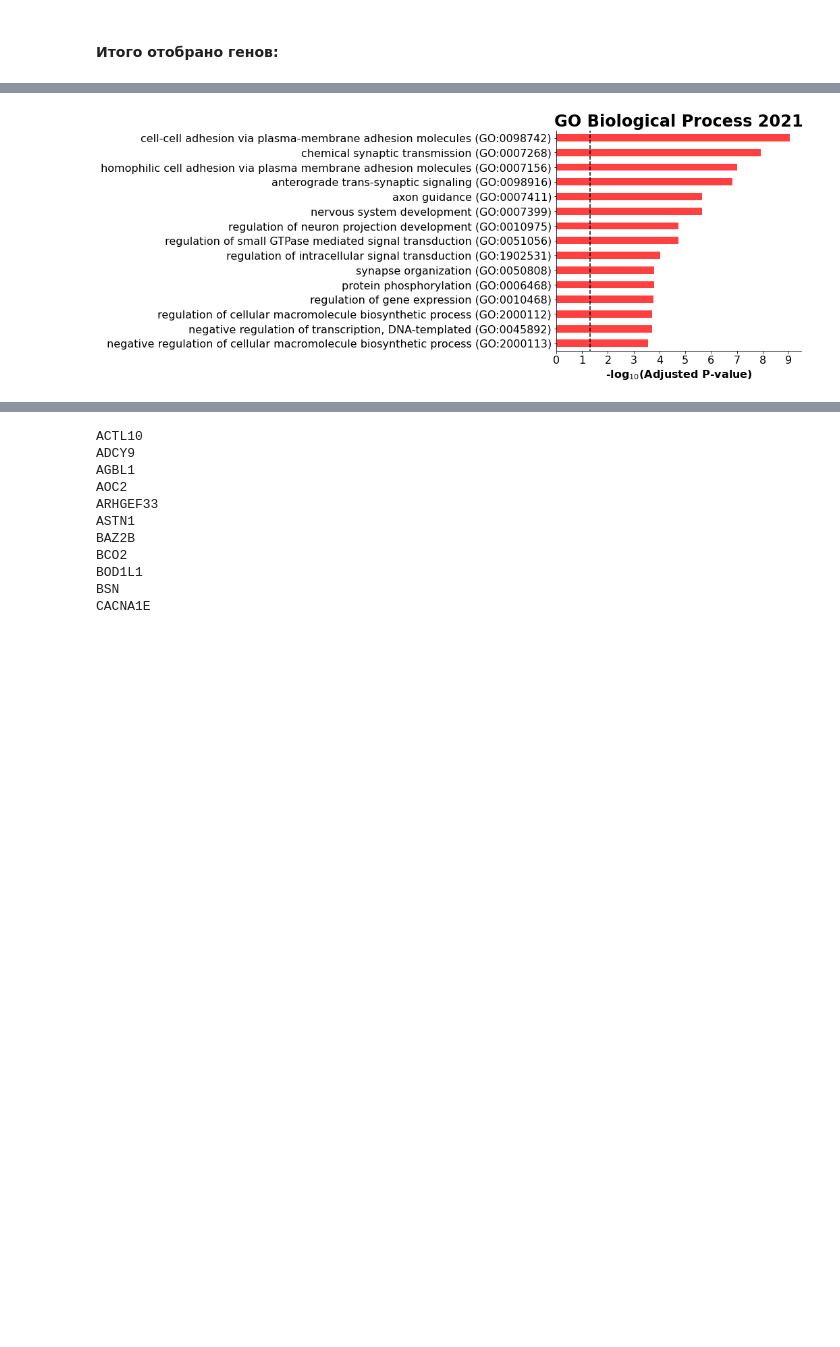
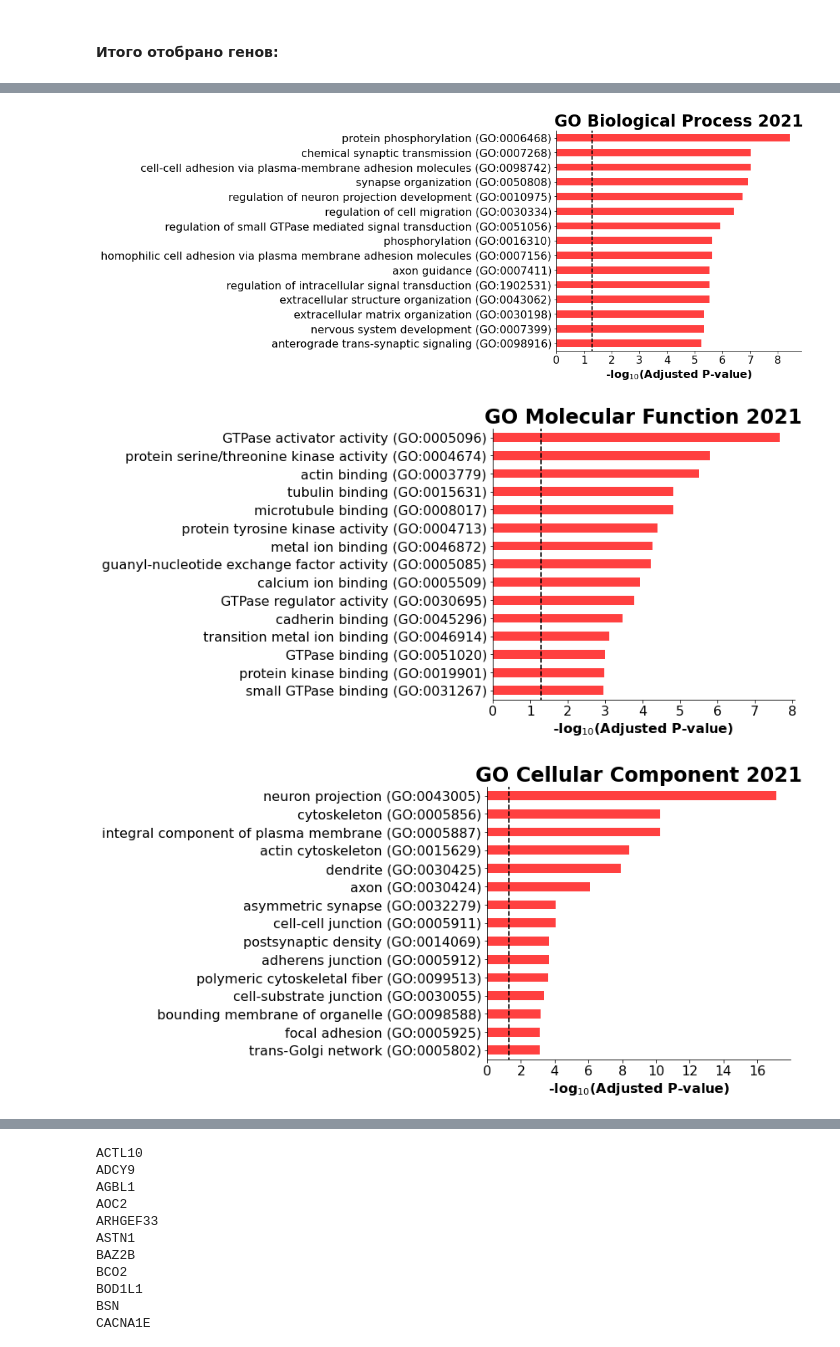
Before and after one commit to aadenisova/bird_innovation, a Jupyter notebook: scripts/SNP_analysis/Gene_SNP_analysis.ipynb, the cells around one changed output, grey strips where cells are left out. Drawn from its saved outputs; the diff is of its cells as text; code cells hidden in the pictures; blank space fills up the shorter version.

```diff
--- a/scripts/SNP_analysis/Gene_SNP_analysis.ipynb
+++ b/scripts/SNP_analysis/Gene_SNP_analysis.ipynb
@@ -39,8 +39,8 @@ for i in range(3):
     print(f'number of positions:  {df.shape[0]}')
 
     df3 = df[(((df['n_inno']==4)&(df['n_noninno']==4)) |
-              (((df['n_inno']==3)&(df['n_noninno']==4))&((df['inno_N']==1)|(df['inno_-']==1)))|
-             (((df['n_noninno']==3)&(df['n_inno']==4))&((df['noninno_N']==1)|(df['noninno_-']==1))))
+              ((df['n_inno']==3)&(df['n_noninno']==4)) | #&((df['inno_N']==1)|(df['inno_-']==1)))|
+              ((df['n_noninno']==3)&(df['n_inno']==4))) #((df['noninno_N']==1)|(df['noninno_-']==1))))
               &(df[cons_in_table[i]]==True)]
 
     print(f'number of positions:  {df3.shape[0]}')
@@ -231,5 +211,10 @@ background = df['element_ID'].tolist()
 # %%
 l = -np.log10(0.05)
 plot(get_df(go_BP, list(unique_genes_big), background), '', 'GO_Biological_Process_2021')
+plot(get_df(go_MF, list(unique_genes_big), background), '', 'GO_Molecular_Function_2021')
+plot(get_df(go_CC, list(unique_genes_big), background), '', 'GO_Cellular_Component_2021')
+plot(get_df(go_reactome, list(unique_genes_big), background), '', 'Reactome_2016')
 # %% [output]
-[figure, old version]
+[figure, new version]
+[figure, added]
+[figure, added]
```
Also changed, not shown: parts of 25 cells of this notebook, 2 other files.
